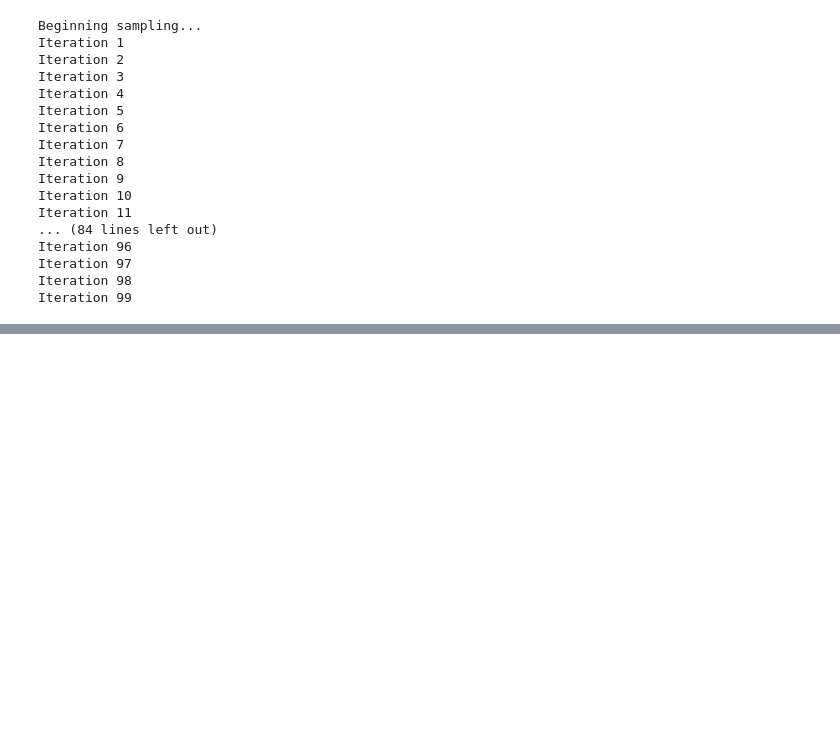
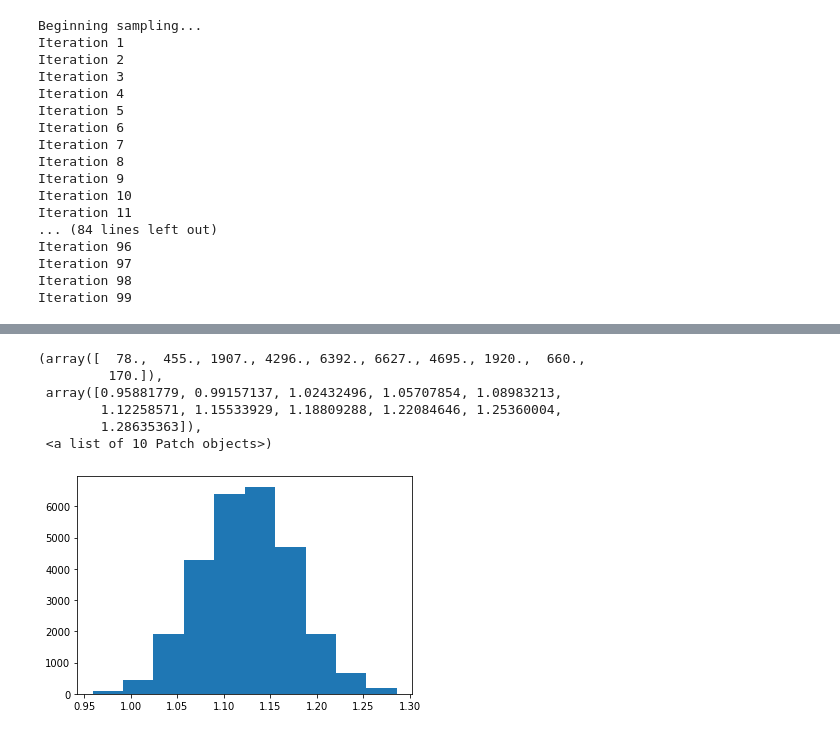
Before and after one commit to AlexanderFengler/nn_likelihoods, a Jupyter notebook: tests_samplers.ipynb, the cells around one changed output, grey strips where cells are left out. Cells and saved outputs as stored; diff of their text form; code cells hidden in the pictures; blank space fills up the shorter version.

```diff
--- a/tests_samplers.ipynb
+++ b/tests_samplers.ipynb
@@ -109,0 +129,12 @@ h == 'hello'
+# %%
+samples_new = samples[2][:, 500:2200, :].reshape(1, -1, 4)
+# %%
+plt.hist(samples_new[0, :, 0])
+# %% [output]
+(array([  78.,  455., 1907., 4296., 6392., 6627., 4695., 1920.,  660.,
+         170.]),
+ array([0.95881779, 0.99157137, 1.02432496, 1.05707854, 1.08983213,
+        1.12258571, 1.15533929, 1.18809288, 1.22084646, 1.25360004,
+        1.28635363]),
+ <a list of 10 Patch objects>)
+[figure, added]
```
Also changed, not shown: parts of 10 cells of this notebook, 43 other files.
